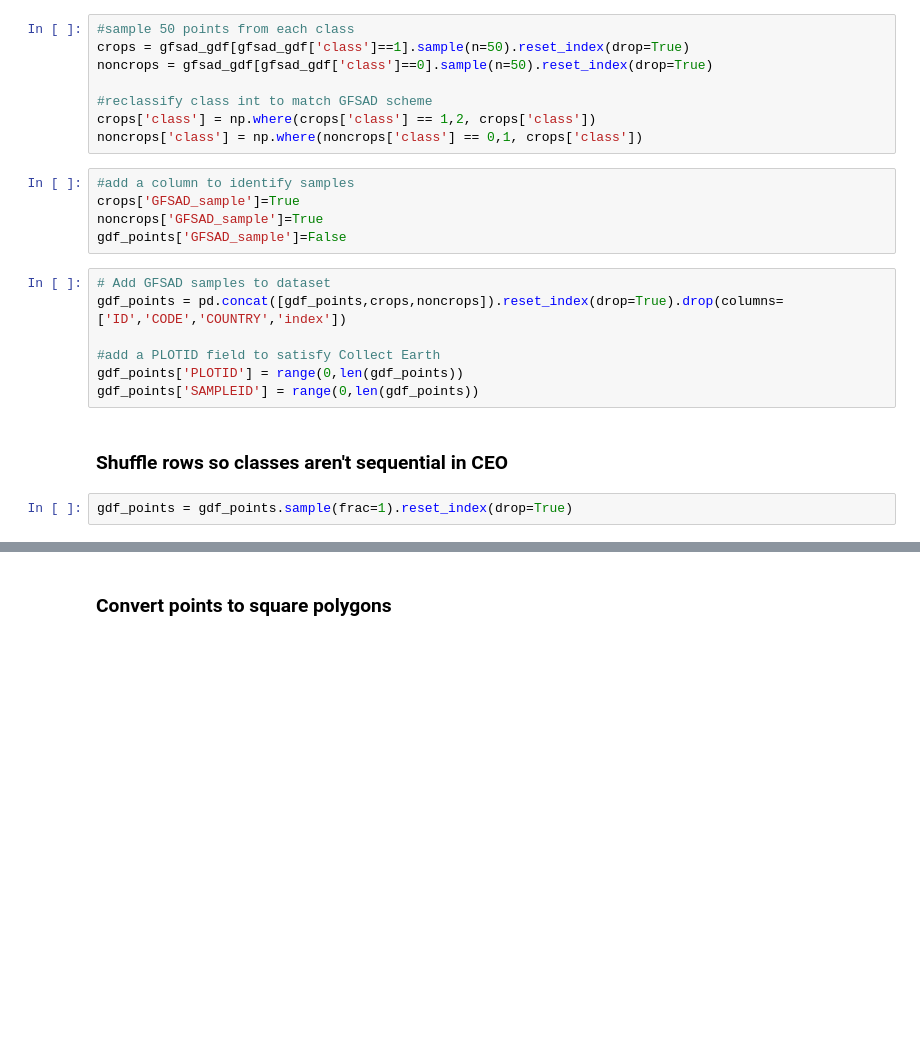
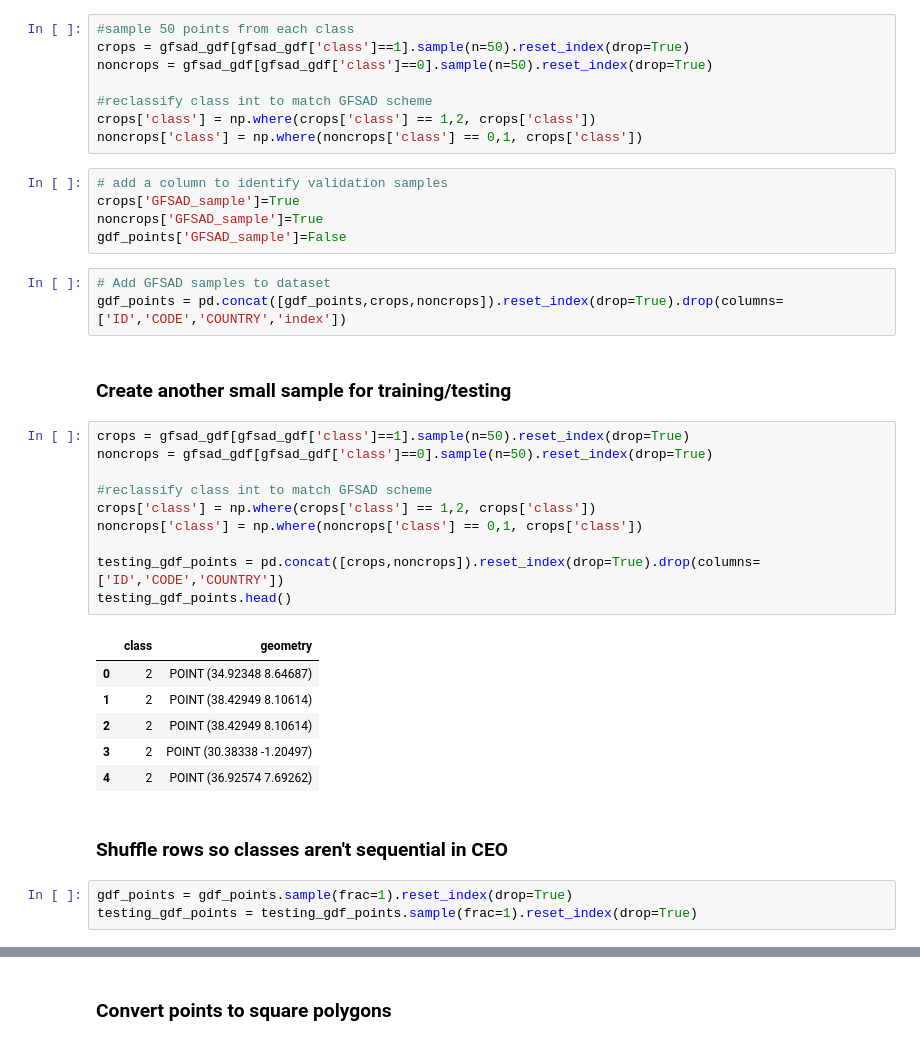
Before and after one commit to fivejjs/deafrica-sandbox-notebooks, a Jupyter notebook: crop_mask/create_TD_polygons.ipynb, the cells around one changed output, grey strips where cells are left out. Cells and saved outputs as stored; diff of their text form; blank space fills up the shorter version.

```diff
--- a/crop_mask/create_TD_polygons.ipynb
+++ b/crop_mask/create_TD_polygons.ipynb
@@ -175,18 +177,34 @@ noncrops = gfsad_gdf[gfsad_gdf['class']==0].sample(n=50).reset_index(drop=True)
 crops['class'] = np.where(crops['class'] == 1,2, crops['class'])
 noncrops['class'] = np.where(noncrops['class'] == 0,1, crops['class'])
 # %%
-#add a column to identify samples
+# add a column to identify validation samples
 crops['GFSAD_sample']=True
 noncrops['GFSAD_sample']=True
 gdf_points['GFSAD_sample']=False
 # %%
 # Add GFSAD samples to dataset
 gdf_points = pd.concat([gdf_points,crops,noncrops]).reset_index(drop=True).drop(columns=['ID','CODE','COUNTRY','index'])
-
-#add a PLOTID field to satisfy Collect Earth
-gdf_points['PLOTID'] = range(0,len(gdf_points))
-gdf_points['SAMPLEID'] = range(0,len(gdf_points))
+# %% [markdown]
+### Create another small sample for training/testing
+# %%
+crops = gfsad_gdf[gfsad_gdf['class']==1].sample(n=50).reset_index(drop=True)
+noncrops = gfsad_gdf[gfsad_gdf['class']==0].sample(n=50).reset_index(drop=True)
+
+#reclassify class int to match GFSAD scheme
+crops['class'] = np.where(crops['class'] == 1,2, crops['class'])
+noncrops['class'] = np.where(noncrops['class'] == 0,1, crops['class'])
+
+testing_gdf_points = pd.concat([crops,noncrops]).reset_index(drop=True).drop(columns=['ID','CODE','COUNTRY'])
+testing_gdf_points.head()
+# %% [output]
+|  | class | geometry |
+| 0 | 2 | POINT (34.92348 8.64687) |
+| 1 | 2 | POINT (38.42949 8.10614) |
+| 2 | 2 | POINT (38.42949 8.10614) |
+| 3 | 2 | POINT (30.38338 -1.20497) |
+| 4 | 2 | POINT (36.92574 7.69262) |
 # %% [markdown]
 ### Shuffle rows so classes aren't sequential in CEO
 # %%
 gdf_points = gdf_points.sample(frac=1).reset_index(drop=True)
+testing_gdf_points = testing_gdf_points.sample(frac=1).reset_index(drop=True)
```
Also changed, not shown: parts of 7 cells of this notebook, 1 other file.
